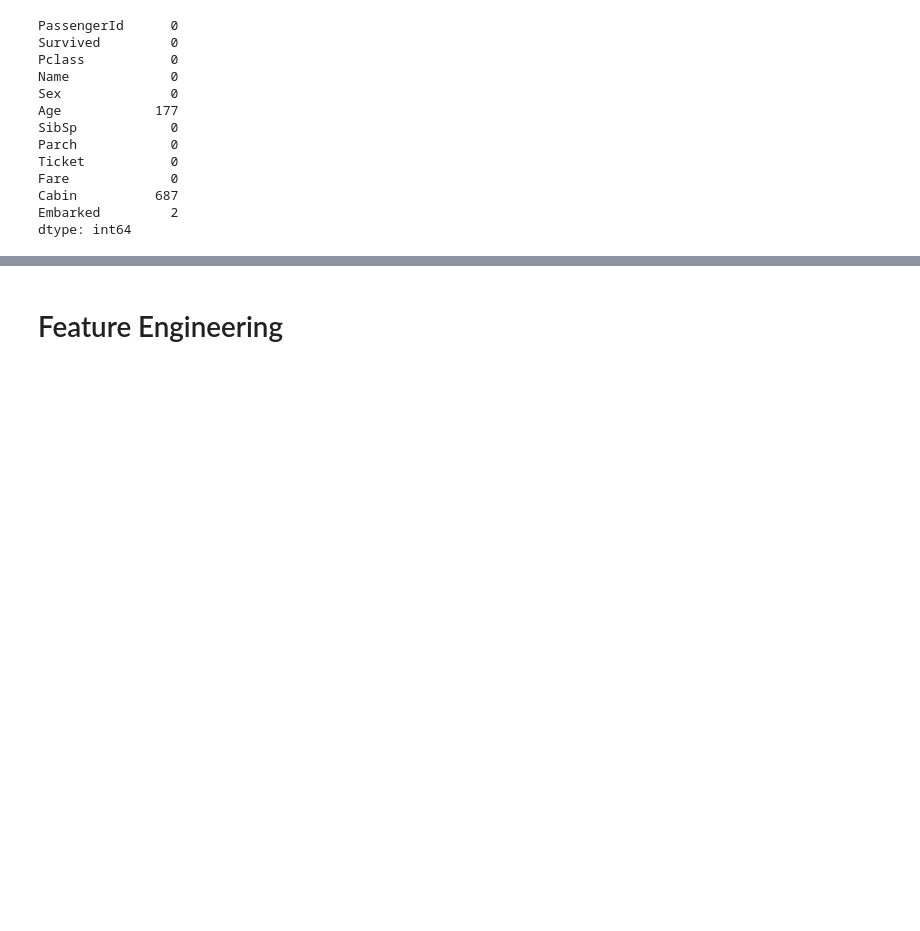
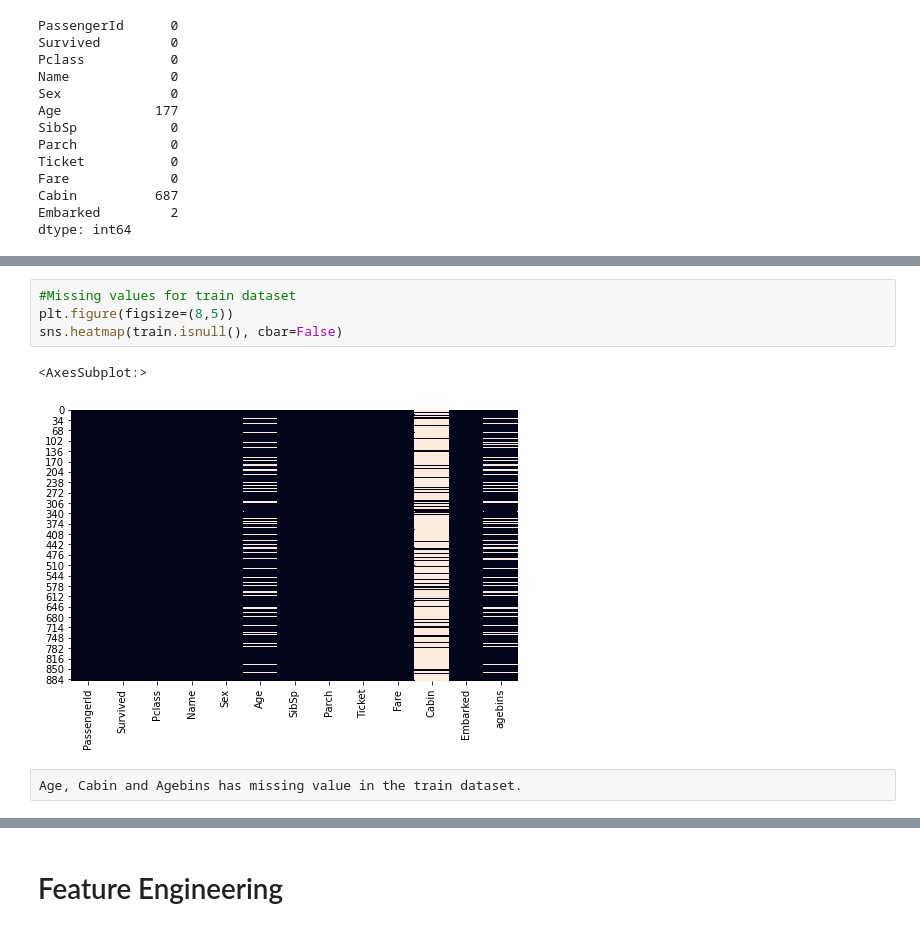
Before and after one commit to srpanchal/titanic-kaggle-Machine-Learning, a Jupyter notebook: titanic.ipynb, the cells around one changed output, grey strips where cells are left out. Drawn from its saved outputs; the diff is of its cells as text; blank space fills up the shorter version.

```diff
--- a/titanic.ipynb
+++ b/titanic.ipynb
@@ -59,0 +78,9 @@ dtype: int64
+# %%
+#Missing values for train dataset
+plt.figure(figsize=(8,5))
+sns.heatmap(train.isnull(), cbar=False)
+# %% [output]
+<AxesSubplot:>
+[figure, added]
+# %% [raw]
+Age, Cabin and Agebins has missing value in the train dataset.
```
Also changed, not shown: parts of 23 cells of this notebook.
